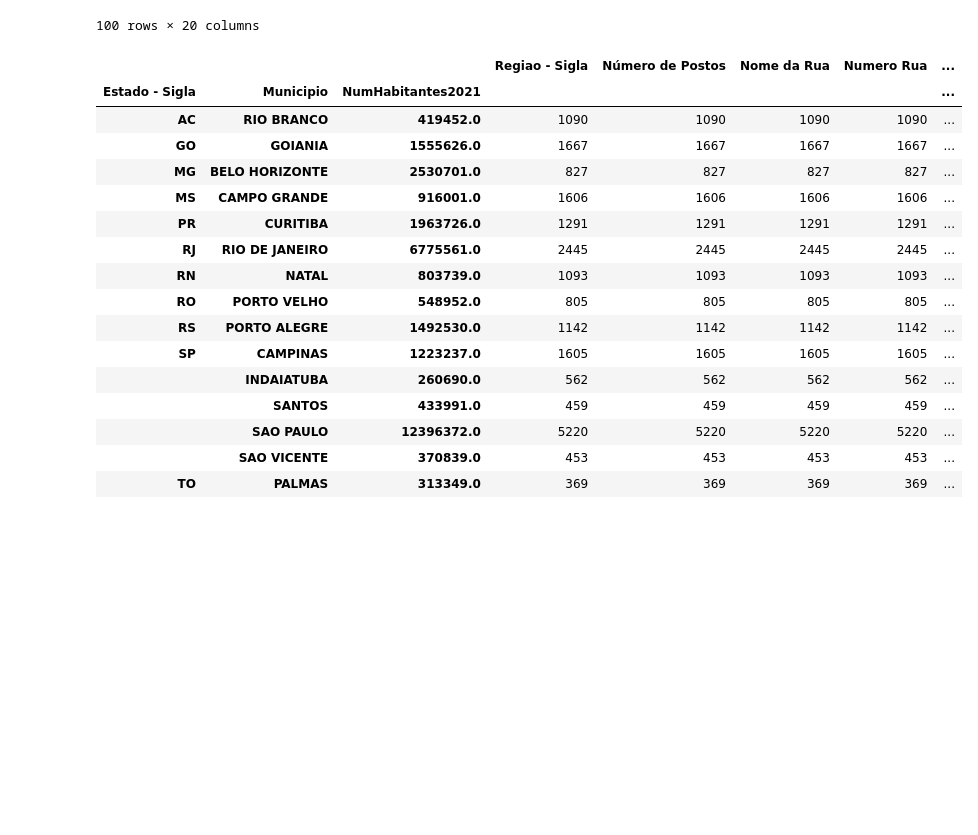
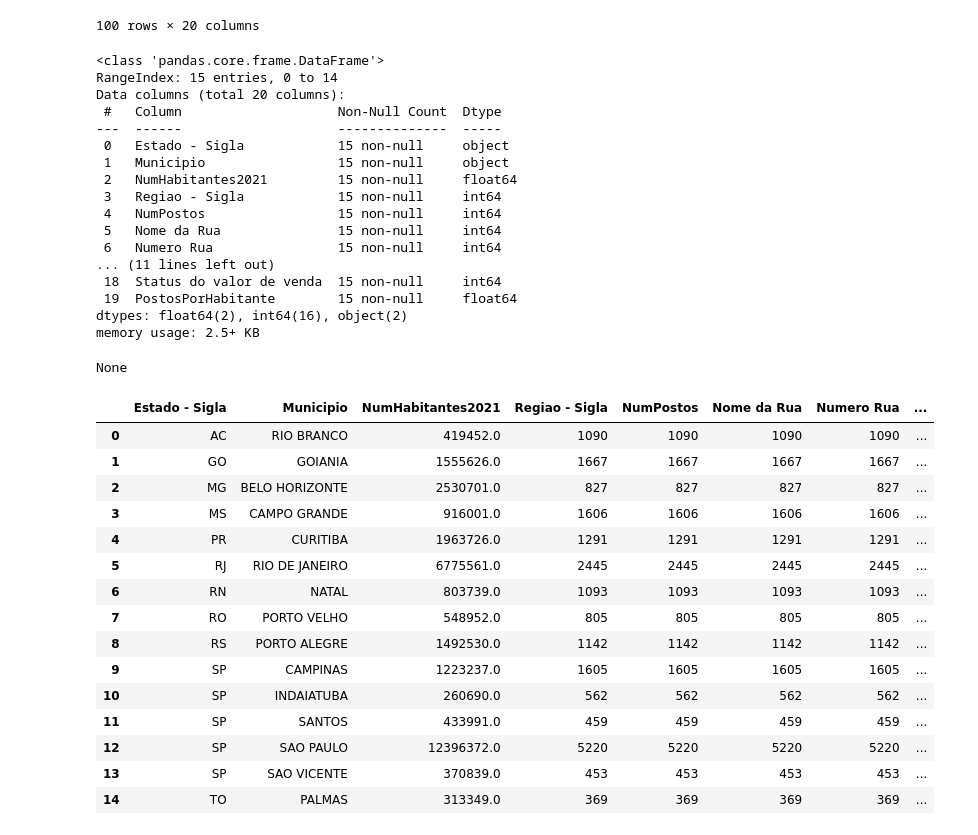
Before and after one commit to thayseps/CursodeExtensaoPythonPandas, a Jupyter notebook: segundo_exemplo_em_python_pandas.ipynb, the cells around one changed output. Saved outputs shown, nothing was run; the diff lists cells and outputs as text; code cells hidden in the pictures; blank space fills up the shorter version.

```diff
--- a/segundo_exemplo_em_python_pandas.ipynb
+++ b/segundo_exemplo_em_python_pandas.ipynb
@@ -236,24 +236,46 @@ display(merge_df.head(100))
 # %%
 #Agrupar e contar quantos postos tem na cidade..
 postos_por_municipio_df = merge_df.groupby(by=['Estado - Sigla', 'Municipio', 'NumHabitantes2021']).count()
+postos_por_municipio_df.reset_index(inplace=True)
+#display(postos_por_municipio_df.info())
 postos_por_municipio_df.drop('CNPJ da Revenda', axis=1, inplace=True)
-postos_por_municipio_df.rename(columns={"Revenda": "Número de Postos"}, inplace=True)
+postos_por_municipio_df.rename(columns={"Revenda": "NumPostos"}, inplace=True)
+
+postos_por_municipio_df['PostosPorHabitante'] = postos_por_municipio_df['NumPostos'] / postos_por_municipio_df['NumHabitantes2021']
+display(postos_por_municipio_df.info())
 display(postos_por_municipio_df)
 # %% [output]
+<class 'pandas.core.frame.DataFrame'>
+RangeIndex: 15 entries, 0 to 14
+Data columns (total 20 columns):
+ #   Column                    Non-Null Count  Dtype
+---  ------                    --------------  -----
+ 0   Estado - Sigla            15 non-null     object
+ 1   Municipio                 15 non-null     object
+ 2   NumHabitantes2021         15 non-null     float64
+ 3   Regiao - Sigla            15 non-null     int64
+ 4   NumPostos                 15 non-null     int64
+ 5   Nome da Rua               15 non-null     int64
+ 6   Numero Rua                15 non-null     int64
+... (11 lines left out)
+ 18  Status do valor de venda  15 non-null     int64
+ 19  PostosPorHabitante        15 non-null     float64
+dtypes: float64(2), int64(16), object(2)
+memory usage: 2.5+ KB
+None
-|  |  |  | Regiao - Sigla | Número de Postos | Nome da Rua | Numero Rua | ... |
-| Estado - Sigla | Municipio | NumHabitantes2021 |  |  |  |  | ... |
-| AC | RIO BRANCO | 419452.0 | 1090 | 1090 | 1090 | 1090 | ... |
-| GO | GOIANIA | 1555626.0 | 1667 | 1667 | 1667 | 1667 | ... |
-| MG | BELO HORIZONTE | 2530701.0 | 827 | 827 | 827 | 827 | ... |
-| MS | CAMPO GRANDE | 916001.0 | 1606 | 1606 | 1606 | 1606 | ... |
-| PR | CURITIBA | 1963726.0 | 1291 | 1291 | 1291 | 1291 | ... |
-| RJ | RIO DE JANEIRO | 6775561.0 | 2445 | 2445 | 2445 | 2445 | ... |
-| RN | NATAL | 803739.0 | 1093 | 1093 | 1093 | 1093 | ... |
-| RO | PORTO VELHO | 548952.0 | 805 | 805 | 805 | 805 | ... |
-| RS | PORTO ALEGRE | 1492530.0 | 1142 | 1142 | 1142 | 1142 | ... |
-| SP | CAMPINAS | 1223237.0 | 1605 | 1605 | 1605 | 1605 | ... |
-|  | INDAIATUBA | 260690.0 | 562 | 562 | 562 | 562 | ... |
-|  | SANTOS | 433991.0 | 459 | 459 | 459 | 459 | ... |
-|  | SAO PAULO | 12396372.0 | 5220 | 5220 | 5220 | 5220 | ... |
-|  | SAO VICENTE | 370839.0 | 453 | 453 | 453 | 453 | ... |
-| TO | PALMAS | 313349.0 | 369 | 369 | 369 | 369 | ... |
+|  | Estado - Sigla | Municipio | NumHabitantes2021 | Regiao - Sigla | NumPostos | Nome da Rua | Numero Rua | ... |
+| 0 | AC | RIO BRANCO | 419452.0 | 1090 | 1090 | 1090 | 1090 | ... |
+| 1 | GO | GOIANIA | 1555626.0 | 1667 | 1667 | 1667 | 1667 | ... |
+| 2 | MG | BELO HORIZONTE | 2530701.0 | 827 | 827 | 827 | 827 | ... |
+| 3 | MS | CAMPO GRANDE | 916001.0 | 1606 | 1606 | 1606 | 1606 | ... |
+| 4 | PR | CURITIBA | 1963726.0 | 1291 | 1291 | 1291 | 1291 | ... |
+| 5 | RJ | RIO DE JANEIRO | 6775561.0 | 2445 | 2445 | 2445 | 2445 | ... |
+| 6 | RN | NATAL | 803739.0 | 1093 | 1093 | 1093 | 1093 | ... |
+| 7 | RO | PORTO VELHO | 548952.0 | 805 | 805 | 805 | 805 | ... |
+| 8 | RS | PORTO ALEGRE | 1492530.0 | 1142 | 1142 | 1142 | 1142 | ... |
+| 9 | SP | CAMPINAS | 1223237.0 | 1605 | 1605 | 1605 | 1605 | ... |
+| 10 | SP | INDAIATUBA | 260690.0 | 562 | 562 | 562 | 562 | ... |
+| 11 | SP | SANTOS | 433991.0 | 459 | 459 | 459 | 459 | ... |
+| 12 | SP | SAO PAULO | 12396372.0 | 5220 | 5220 | 5220 | 5220 | ... |
+| 13 | SP | SAO VICENTE | 370839.0 | 453 | 453 | 453 | 453 | ... |
+| 14 | TO | PALMAS | 313349.0 | 369 | 369 | 369 | 369 | ... |
```
